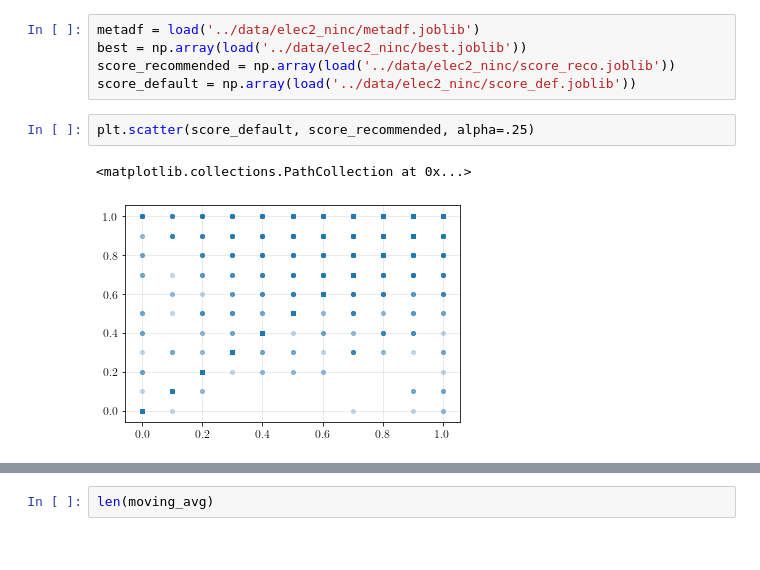
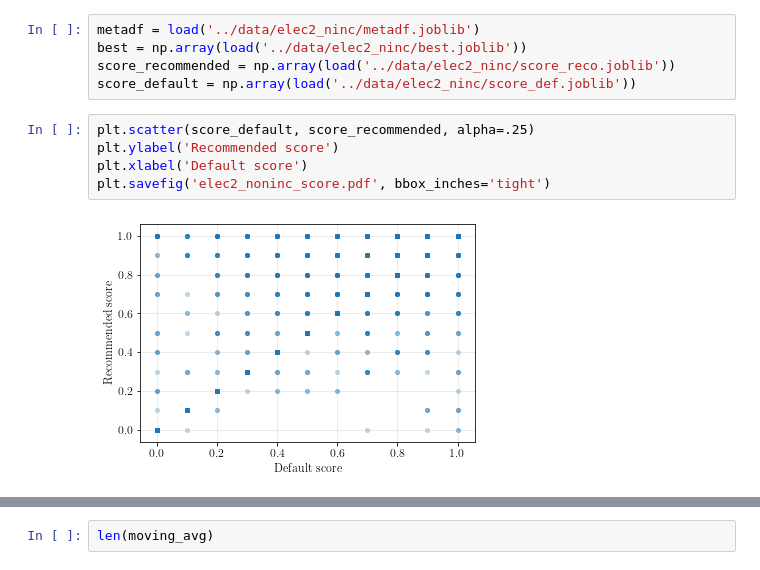
Before and after one commit to maffei2443/meta_experiments, a Jupyter notebook: notebooks/elec2_noninc.ipynb, the cells around one changed output, grey strips where cells are left out. Saved outputs shown, nothing was run; the diff lists cells and outputs as text.

```diff
--- a/notebooks/elec2_noninc.ipynb
+++ b/notebooks/elec2_noninc.ipynb
@@ -69,6 +73,8 @@ score_recommended = np.array(load('../data/elec2_ninc/score_reco.joblib'))
 score_default = np.array(load('../data/elec2_ninc/score_def.joblib'))
 # %%
 plt.scatter(score_default, score_recommended, alpha=.25)
+plt.ylabel('Recommended score')
+plt.xlabel('Default score')
+plt.savefig('elec2_noninc_score.pdf', bbox_inches='tight')
 # %% [output]
-<matplotlib.collections.PathCollection at 0x...>
-[figure, old version]
+[figure, new version]
```
Also changed, not shown: parts of 8 cells of this notebook, 12 other files.
